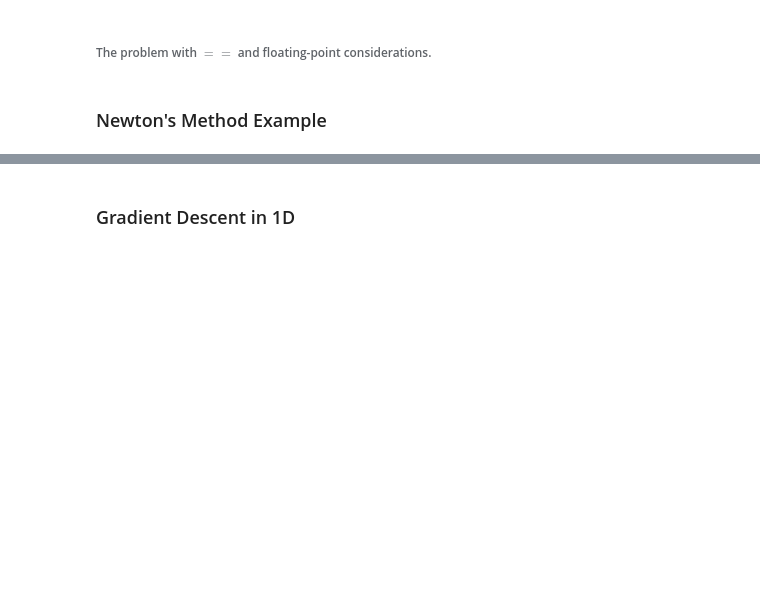
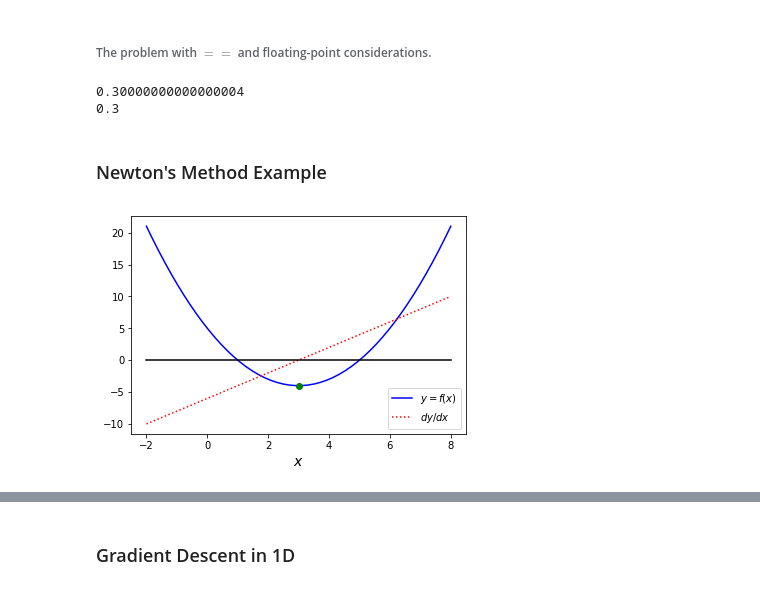
Before and after one commit to justinhood/Industrial-Math, a Jupyter notebook: Assignment 5/Gradient Descent Introduction.ipynb, the cells around one changed output, grey strips where cells are left out. Drawn from its saved outputs; the diff is of its cells as text; code cells hidden in the pictures; blank space fills up the shorter version.

```diff
--- a/Assignment 5/Gradient Descent Introduction.ipynb
+++ b/Assignment 5/Gradient Descent Introduction.ipynb
@@ -16,5 +16,23 @@ import matplotlib.pyplot as plt
 # %%
 xhat = 1/10+1/10+1/10
 xtrue = 3/10
+print(xhat)
+print(xtrue)
+# %% [output]
+0.30000000000000004
+0.3
 # %% [markdown]
 ### Newton's Method Example
+# %%
+f = lambda x: x**2-6*x+5
+df = lambda x: 2*x-6
+df2 = lambda x: 2
+
+x = np.linspace(-2,8)
+plt.plot(x,f(x),'b',label='$y=f(x)$')
+plt.plot(x,df(x),'r:', label='$dy/dx$')
+plt.plot(3,f(3),'go',x,x*0,'k')
+plt.xlabel('$x$', size=14)
+plt.legend(['$y=f(x)$', '$dy/dx$']);
+# %% [output]
+[figure, added]
```
Also changed, not shown: parts of 9 cells of this notebook, 4 other files.
